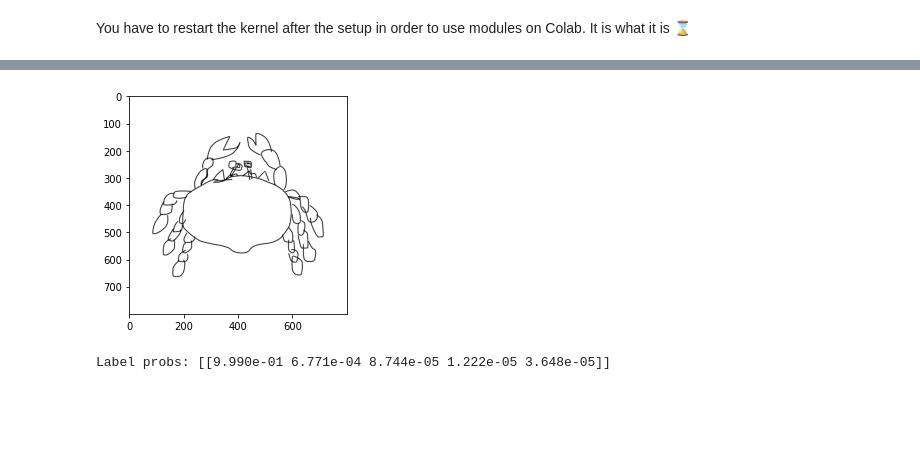
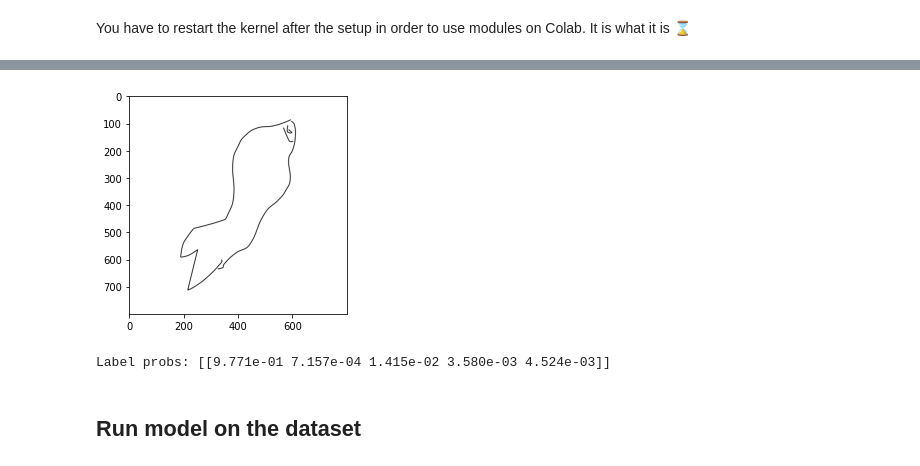
Before and after one commit to Vrroom/notebooks, a Jupyter notebook: Zero_Shot_CLIP_on_TU_Berlin.ipynb, the cells around one changed output, grey strips where cells are left out. Saved outputs shown, nothing was run; the diff lists cells and outputs as text; code cells hidden in the pictures; blank space fills up the shorter version.

```diff
--- a/Zero_Shot_CLIP_on_TU_Berlin.ipynb
+++ b/Zero_Shot_CLIP_on_TU_Berlin.ipynb
@@ -40,30 +56,32 @@ Total graphics - 20000
 # %%
 # Try out CLIP
 import torch
 import sys
 sys.path.append('./CLIP')
 import clip
 from PIL import Image
 
 device = "cuda" if torch.cuda.is_available() else "cpu"
 model, preprocess = clip.load("ViT-B/32", device=device)
 
 im = alphaComposite(rasterize(doc))
 im = Image.fromarray((255 * im).astype(np.uint8))
 plt.imshow(im)
 plt.show()
 image = preprocess(im).unsqueeze(0).to(device)
-text = clip.tokenize(["a crab", "Icecream Softie", "an ambulance", "The great wall of China", "An amazing satellite"]).to(device)
+text = clip.tokenize(["a bird", "Simba the Lion", "an ambulance", "The great wall of China", "An amazing satellite"]).to(device)
 
 with torch.no_grad():
     image_features = model.encode_image(image)
     text_features = model.encode_text(text)
 
     logits_per_image, logits_per_text = model(image, text)
     probs = logits_per_image.softmax(dim=-1).cpu().numpy()
 
 print("Label probs:", probs)
 # %% [output]
-[figure, old version]
+[figure, new version]
-Label probs: [[9.990e-01 6.771e-04 8.744e-05 1.222e-05 3.648e-05]]
+Label probs: [[9.771e-01 7.157e-04 1.415e-02 3.580e-03 4.524e-03]]
+# %% [markdown]
+## Run model on the dataset
 # %%
```
Also changed, not shown: parts of 8 cells of this notebook.
